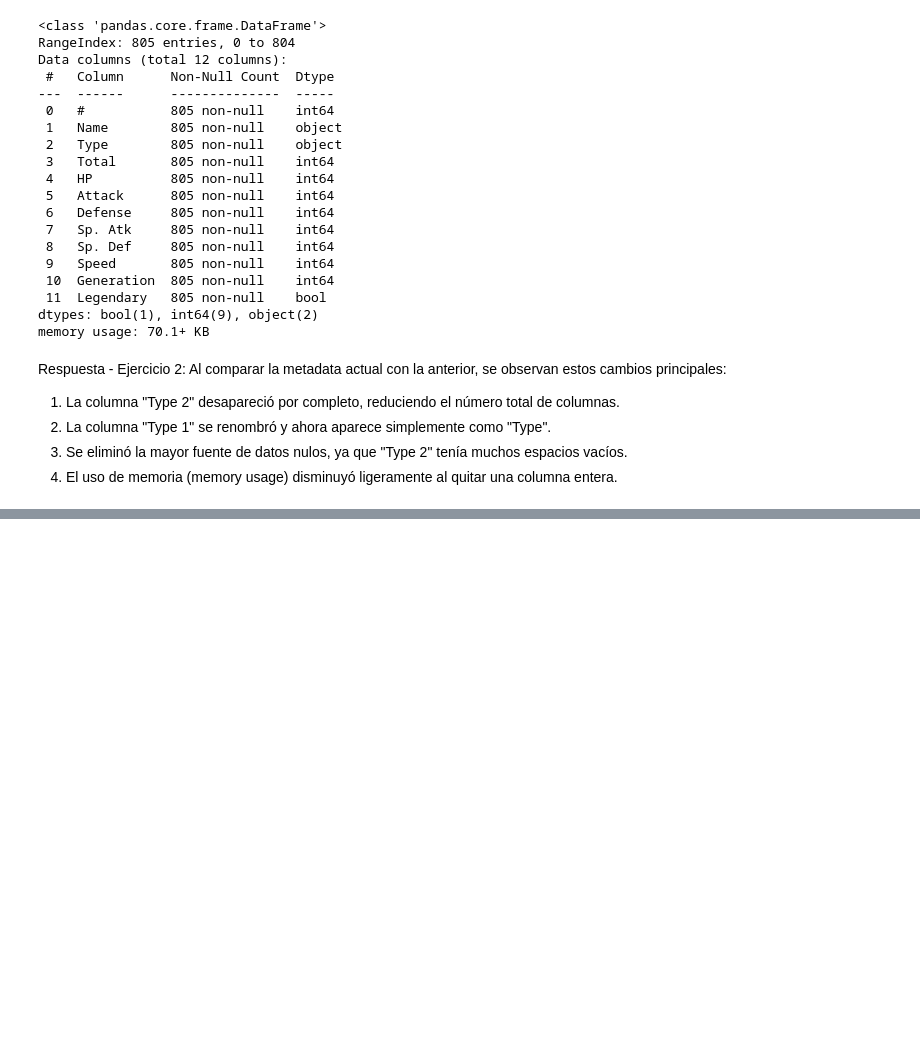
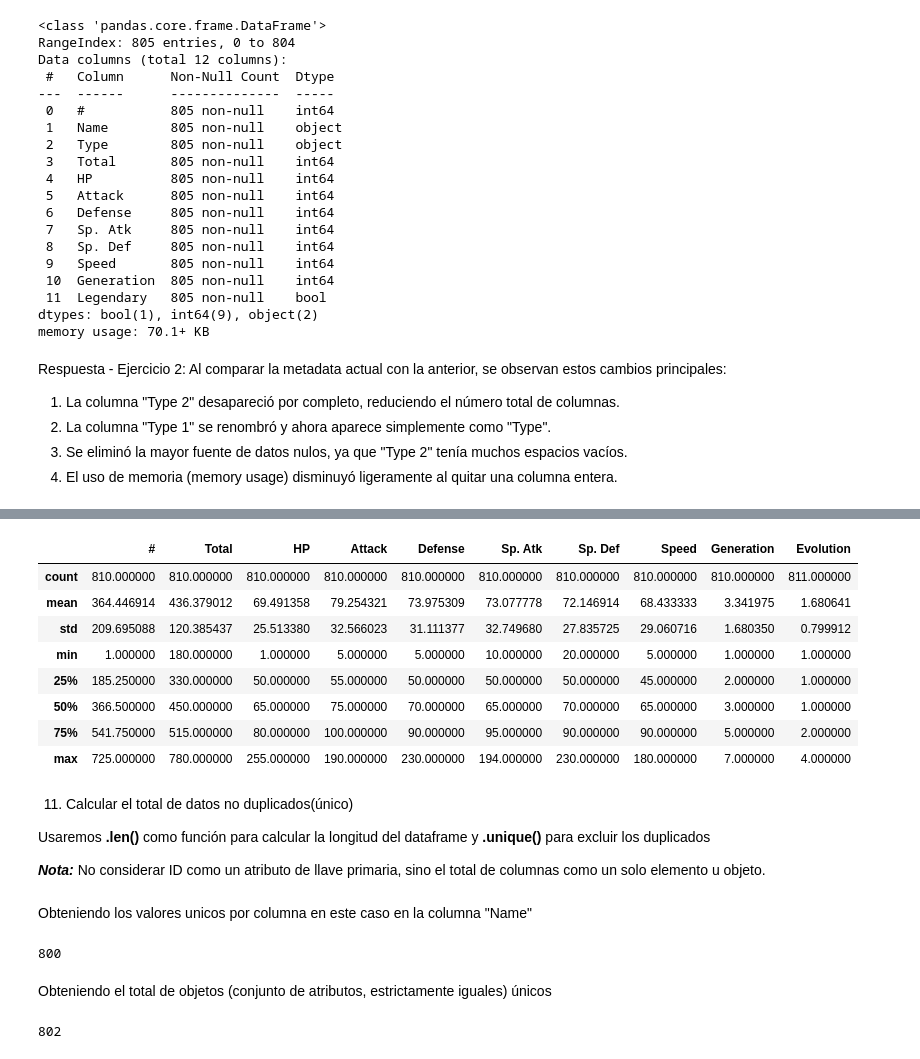
Before and after one commit to RufinoAngel/ECBD_9B_IDGS_Practicas_230499, a Jupyter notebook: Practica05/Practica05.ipynb, the cells around one changed output, grey strips where cells are left out. Cells and saved outputs as stored; diff of their text form; code cells hidden in the pictures; blank space fills up the shorter version.

```diff
--- a/Practica05/Practica05.ipynb
+++ b/Practica05/Practica05.ipynb
@@ -184,3 +249,6 @@ pokemons
+# %%
+del pokemonsE['Type 2']
+pokemonsE.rename(columns={'Type 1':'Type'}, inplace= True)
 # %% [markdown]
 Ejercicio 02: Consulta la Metadata de la actualizacion y compara los cambios con la anterior
 # %%
@@ -215,0 +349,31 @@ Al comparar la metadata actual con la anterior, se observan estos cambios princi
+# %%
+pokemonsE.describe()
+# %% [output]
+|  | # | Total | HP | Attack | Defense | Sp. Atk | Sp. Def | Speed | Generation | Evolution |
+| count | 810.000000 | 810.000000 | 810.000000 | 810.000000 | 810.000000 | 810.000000 | 810.000000 | 810.000000 | 810.000000 | 811.000000 |
+| mean | 364.446914 | 436.379012 | 69.491358 | 79.254321 | 73.975309 | 73.077778 | 72.146914 | 68.433333 | 3.341975 | 1.680641 |
+| std | 209.695088 | 120.385437 | 25.513380 | 32.566023 | 31.111377 | 32.749680 | 27.835725 | 29.060716 | 1.680350 | 0.799912 |
+| min | 1.000000 | 180.000000 | 1.000000 | 5.000000 | 5.000000 | 10.000000 | 20.000000 | 5.000000 | 1.000000 | 1.000000 |
+| 25% | 185.250000 | 330.000000 | 50.000000 | 55.000000 | 50.000000 | 50.000000 | 50.000000 | 45.000000 | 2.000000 | 1.000000 |
+| 50% | 366.500000 | 450.000000 | 65.000000 | 75.000000 | 70.000000 | 65.000000 | 70.000000 | 65.000000 | 3.000000 | 1.000000 |
+| 75% | 541.750000 | 515.000000 | 80.000000 | 100.000000 | 90.000000 | 95.000000 | 90.000000 | 90.000000 | 5.000000 | 2.000000 |
+| max | 725.000000 | 780.000000 | 255.000000 | 190.000000 | 230.000000 | 194.000000 | 230.000000 | 180.000000 | 7.000000 | 4.000000 |
+# %% [markdown]
+11. Calcular el total de datos no duplicados(único)
+
+Usaremos **.len()** como función para calcular la longitud del dataframe y **.unique()** para excluir los duplicados
+
+***Nota:*** No considerar ID como un atributo de llave primaria, sino el total de columnas como un solo elemento u objeto.
+# %% [markdown]
+Obteniendo los valores unicos por columna en este caso en la columna "Name"
+# %%
+len(pokemons.Name.unique())
+# %% [output]
+800
+# %% [markdown]
+Obteniendo el total de objetos (conjunto de atributos, estrictamente iguales) únicos
+# %%
+total_unicos = len(pokemons.drop_duplicates())
+total_unicos
+# %% [output]
+802
```
Also changed, not shown: parts of 22 cells of this notebook, 3 other files.
